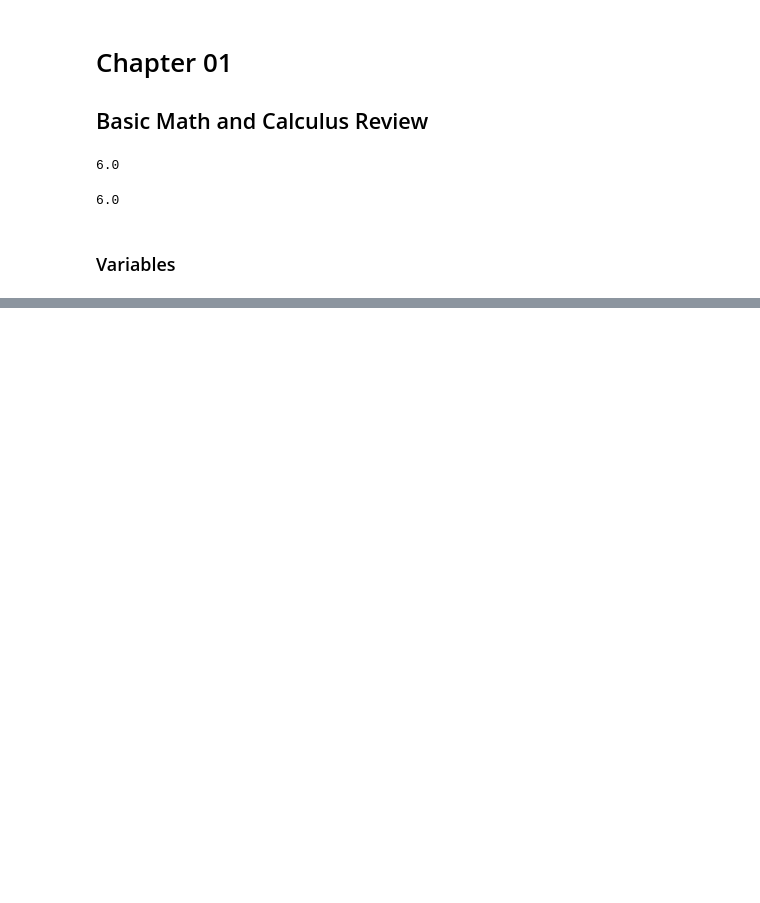
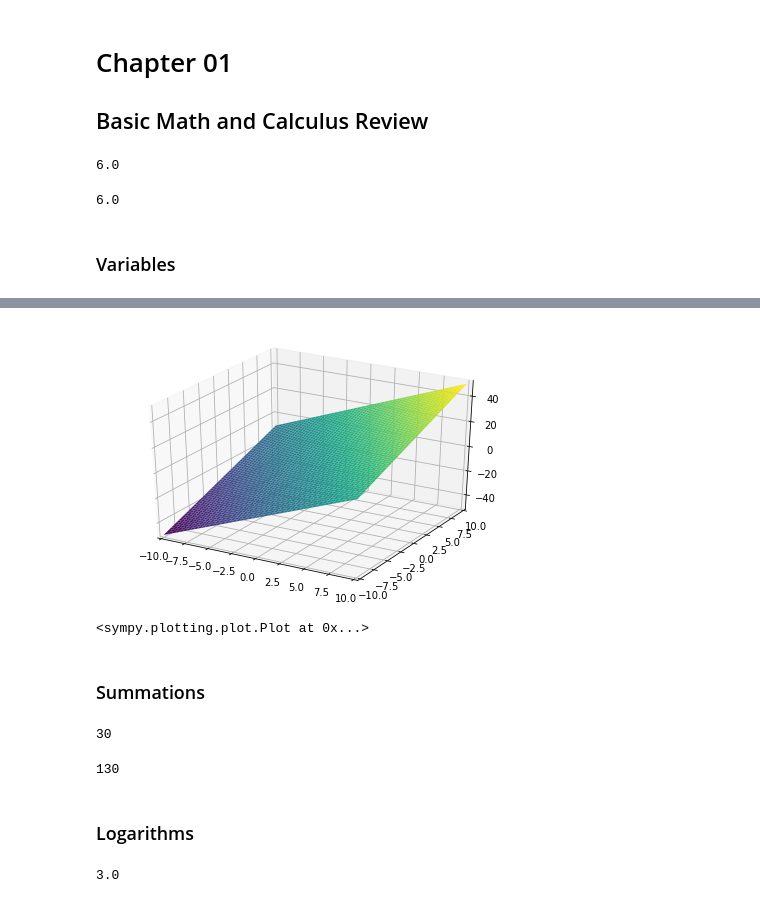
Before and after one commit to g-r-a-e-m-e/essential-math-for-data-science, a Jupyter notebook: chapter_01.ipynb, the cells around one changed output, grey strips where cells are left out. Cells and saved outputs as stored; diff of their text form; code cells hidden in the pictures; blank space fills up the shorter version.

```diff
--- a/chapter_01.ipynb
+++ b/chapter_01.ipynb
@@ -33,0 +80,39 @@ The product of x and y is 28980
+# %%
+# Example 1-9. Declaring a function with two independent variables
+from sympy.plotting import plot3d
+
+x, y = symbols('x y')
+f = 2 * x + 3 * y
+plot3d(f)
+# %% [output]
+[figure, added]
+<sympy.plotting.plot.Plot at 0x...>
+# %% [markdown]
+### Summations
+# %%
+# Example 1-10. Performing a summation
+summation = sum(2*i for i in range(1,6))
+print(summation)
+# %% [output]
+30
+# %%
+# Example 1-11. Summation of elements
+x = [1, 4, 6, 2]
+n = len(x)
+
+summation = sum(10*x[i] for i in range(0,n))
+print(summation)
+# %% [output]
+130
+# %% [markdown]
+### Logarithms
+# %%
+# Example 1-12. Using the log function
+from math import log
+
+# 2 raised to what power yields 8?
+x = log(8, 2)
+
+print(x)
+# %% [output]
+3.0
```
Also changed, not shown: parts of 24 cells of this notebook.
